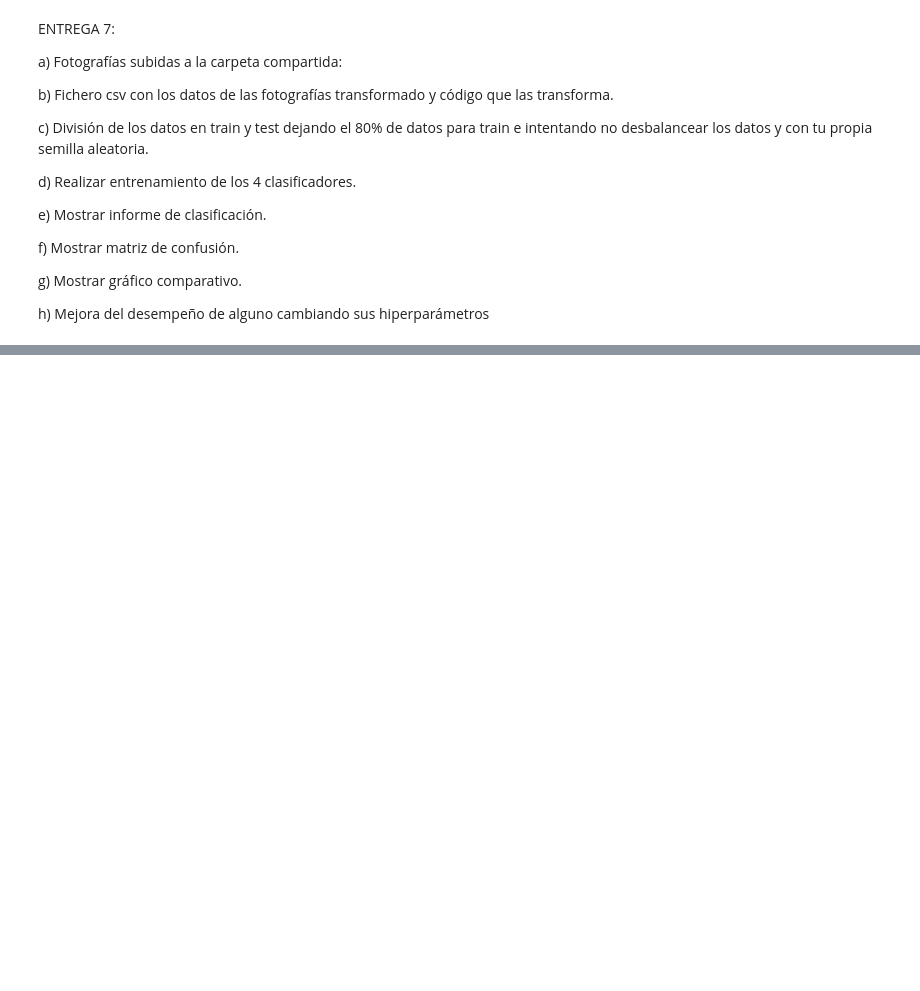
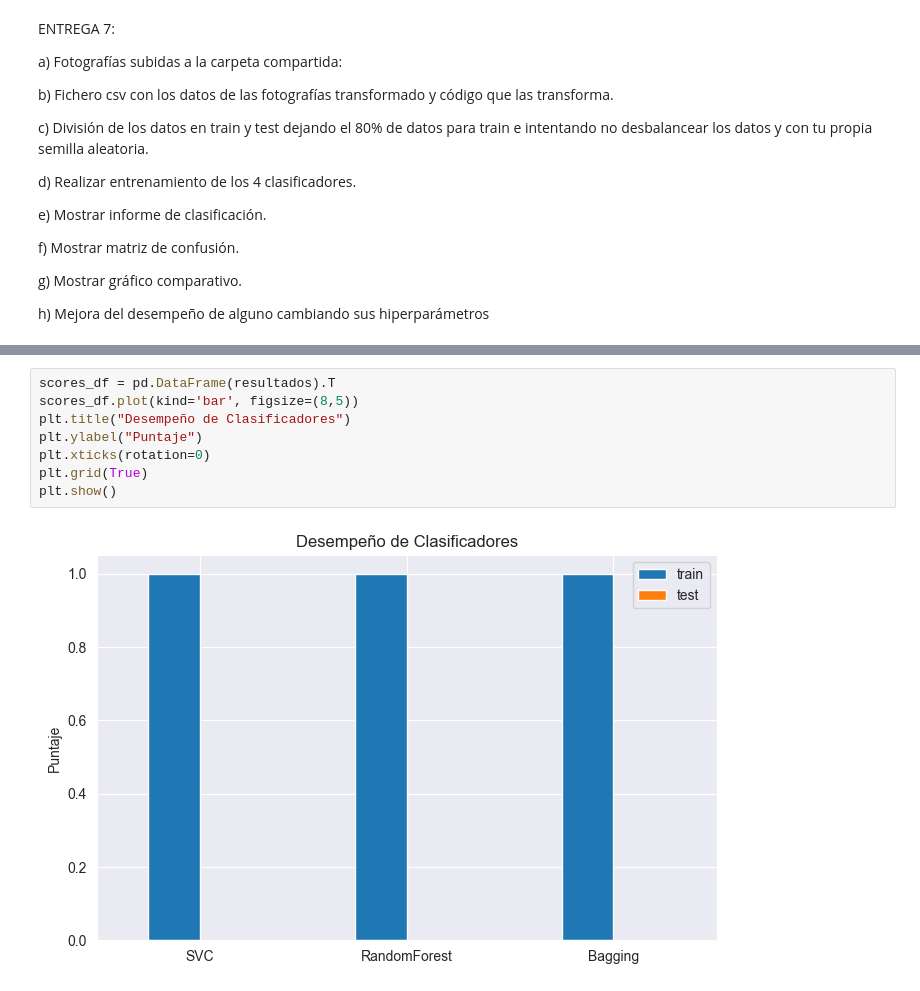
Before and after one commit to SamuehFDEZ/MachineLearning, a Jupyter notebook: saa/U3_AprendizajeSupervisado2/U03-P02-Clasificacion/saa-u03-p02-a4-samartlop.ipynb, the cells around one changed output, grey strips where cells are left out. Saved outputs shown, nothing was run; the diff lists cells and outputs as text; blank space fills up the shorter version.

```diff
--- a/saa/U3_AprendizajeSupervisado2/U03-P02-Clasificacion/saa-u03-p02-a4-samartlop.ipynb
+++ b/saa/U3_AprendizajeSupervisado2/U03-P02-Clasificacion/saa-u03-p02-a4-samartlop.ipynb
@@ -63,0 +214,10 @@ desbalancear los datos y con tu propia semilla aleatoria.
+# %%
+scores_df = pd.DataFrame(resultados).T
+scores_df.plot(kind='bar', figsize=(8,5))
+plt.title("Desempeño de Clasificadores")
+plt.ylabel("Puntaje")
+plt.xticks(rotation=0)
+plt.grid(True)
+plt.show()
+# %% [output]
+[figure, added]
```
Also changed, not shown: parts of 6 cells of this notebook, 16 other files.
